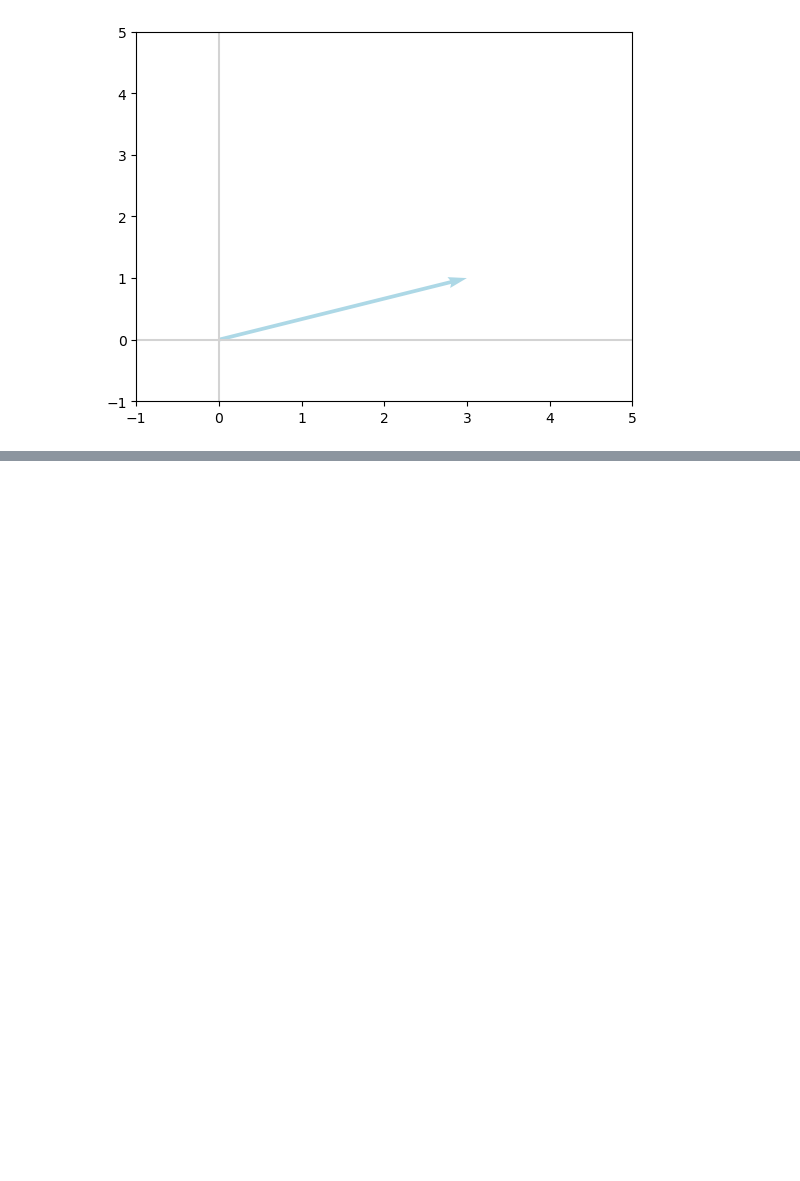
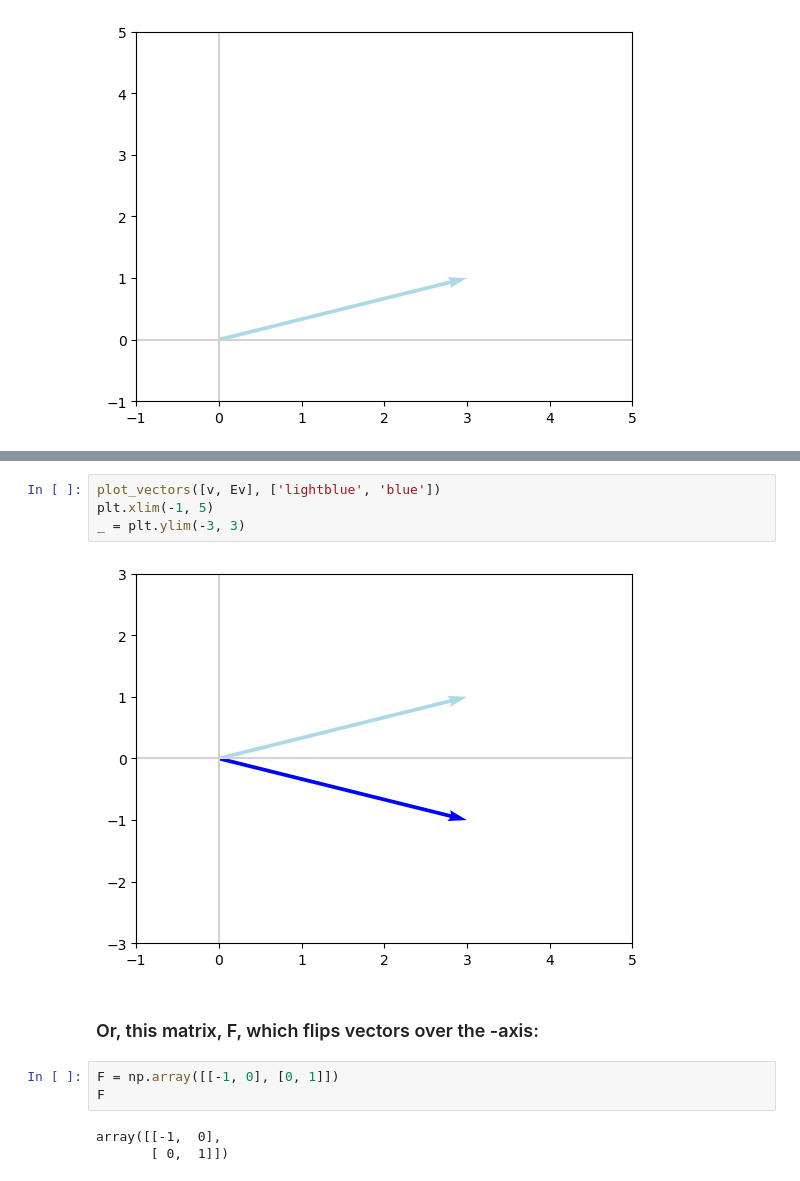
Before and after one commit to rabobahago/complete_deep_learning_pytorch, a Jupyter notebook: algebra/main.ipynb, the cells around one changed output, grey strips where cells are left out. Drawn from its saved outputs; the diff is of its cells as text; blank space fills up the shorter version.

```diff
--- a/algebra/main.ipynb
+++ b/algebra/main.ipynb
@@ -585,0 +620,14 @@ _ = plt.ylim(-1, 5)
+# %%
+plot_vectors([v, Ev], ['lightblue', 'blue'])
+plt.xlim(-1, 5)
+_ = plt.ylim(-3, 3)
+# %% [output]
+[figure, added]
+# %% [markdown]
+### Or, this matrix, F, which flips vectors over the -axis:
+# %%
+F = np.array([[-1, 0], [0, 1]])
+F
+# %% [output]
+array([[-1,  0],
+       [ 0,  1]])
```
Also changed, not shown: parts of 11 cells of this notebook.
